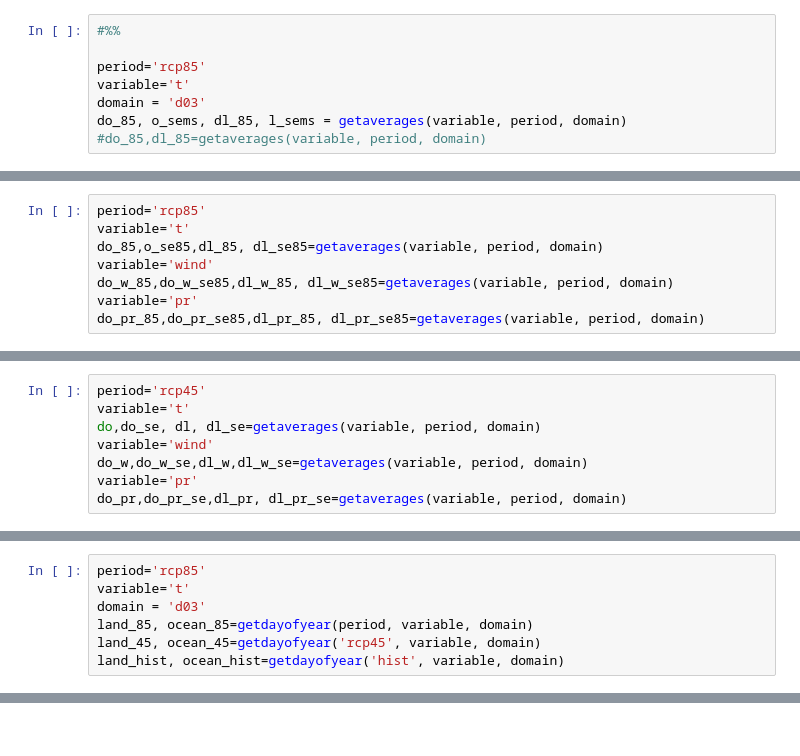
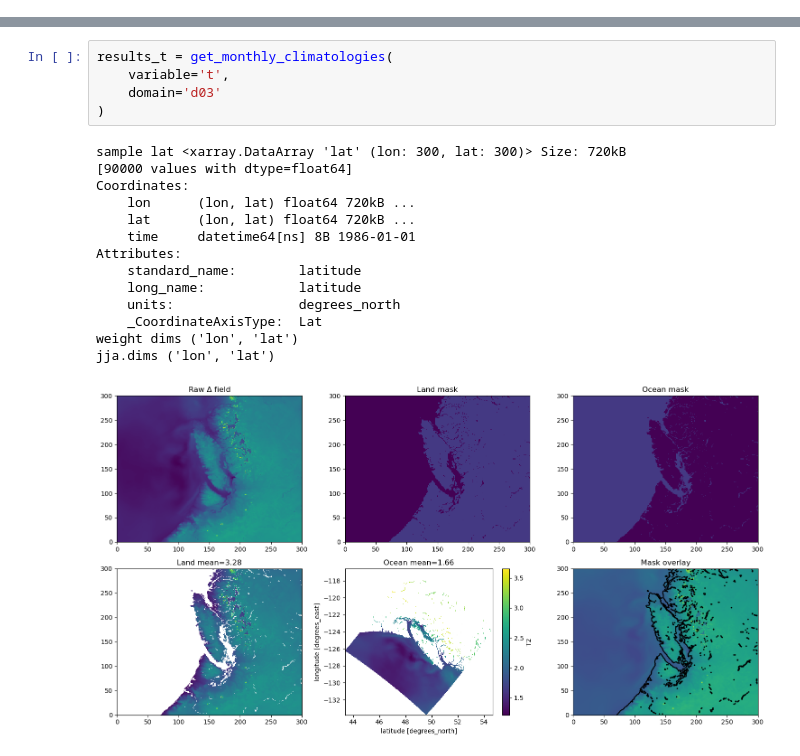
Before and after one commit to aholdsworth/WRF-CanESM2, a Jupyter notebook: land_and_ocean/Regional_Averages.ipynb, the cells around one changed output, grey strips where cells are left out. Cells and saved outputs as stored; diff of their text form.

```diff
--- a/land_and_ocean/Regional_Averages.ipynb
+++ b/land_and_ocean/Regional_Averages.ipynb
@@ -422,8 +0,0 @@ def getaverages(variable, period, domain):
-# %%
-#%%
-
-period='rcp85'
-variable='t'
-domain = 'd03'
-do_85, o_sems, dl_85, l_sems = getaverages(variable, period, domain)
-#do_85,dl_85=getaverages(variable, period, domain)
@@ -433,8 +0,0 @@ June ocean change: 2.4398553941290486 ± 0.04988112591909064
-# %%
-period='rcp85'
-variable='t'
-do_85,o_se85,dl_85, dl_se85=getaverages(variable, period, domain)
-variable='wind'
-do_w_85,do_w_se85,dl_w_85, dl_w_se85=getaverages(variable, period, domain)
-variable='pr'
-do_pr_85,do_pr_se85,dl_pr_85, dl_pr_se85=getaverages(variable, period, domain)
@@ -515,8 +0,0 @@ plt.legend()
-# %%
-period='rcp45'
-variable='t'
-do,do_se, dl, dl_se=getaverages(variable, period, domain)
-variable='wind'
-do_w,do_w_se,dl_w,dl_w_se=getaverages(variable, period, domain)
-variable='pr'
-do_pr,do_pr_se,dl_pr, dl_pr_se=getaverages(variable, period, domain)
@@ -689,7 +0,0 @@ def getdayofyear(period, variable, domain):
-# %%
-period='rcp85'
-variable='t'
-domain = 'd03'
-land_85, ocean_85=getdayofyear(period, variable, domain)
-land_45, ocean_45=getdayofyear('rcp45', variable, domain)
-land_hist, ocean_hist=getdayofyear('hist', variable, domain)
@@ -1115,0 +386,20 @@ plt.savefig('Regional_averages_relative.png', format='png', bbox_inches='tight',
+# %%
+results_t = get_monthly_climatologies(
+    variable='t',
+    domain='d03'
+)
+# %% [output]
+sample lat <xarray.DataArray 'lat' (lon: 300, lat: 300)> Size: 720kB
+[90000 values with dtype=float64]
+Coordinates:
+    lon      (lon, lat) float64 720kB ...
+    lat      (lon, lat) float64 720kB ...
+    time     datetime64[ns] 8B 1986-01-01
+Attributes:
+    standard_name:        latitude
+    long_name:            latitude
+    units:                degrees_north
+    _CoordinateAxisType:  Lat
+weight dims ('lon', 'lat')
+jja.dims ('lon', 'lat')
+[figure, added]
```
Also changed, not shown: parts of 48 cells of this notebook, 19 other files.
